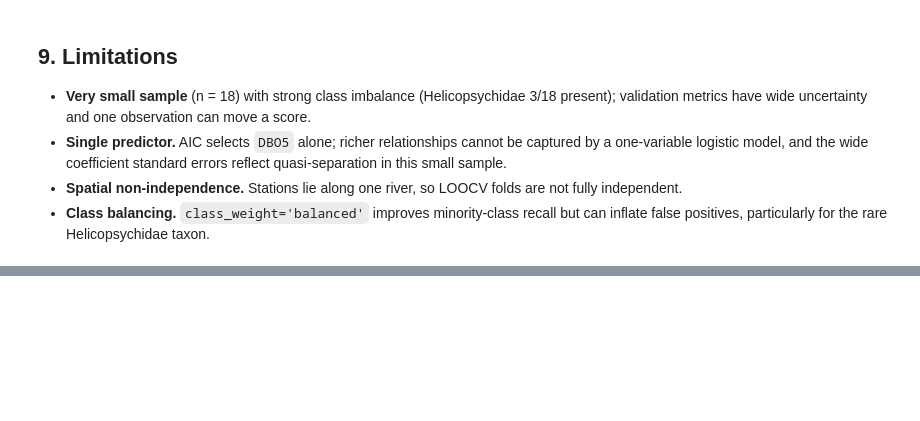
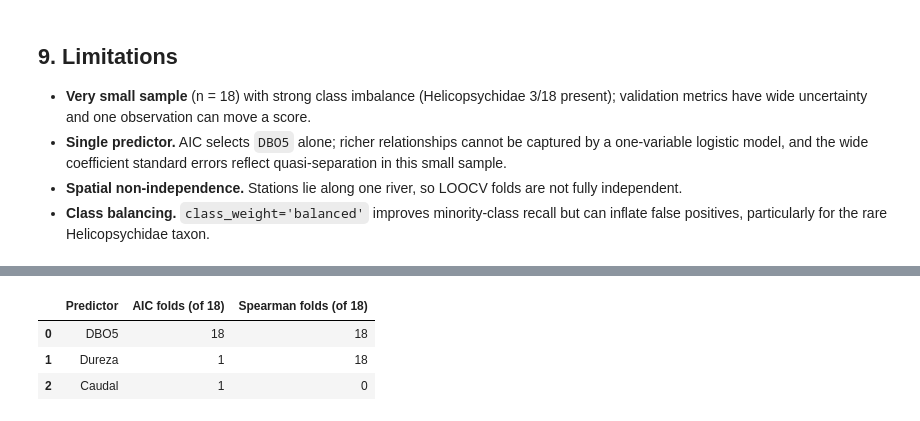
Before and after one commit to saulo1112/cali-river-biomonitoring, a Jupyter notebook: notebooks/02_logistic_regression/02_logistic_regression.ipynb, the cells around one changed output, grey strips where cells are left out. Saved outputs shown, nothing was run; the diff lists cells and outputs as text; code cells hidden in the pictures; blank space fills up the shorter version.

```diff
--- a/notebooks/02_logistic_regression/02_logistic_regression.ipynb
+++ b/notebooks/02_logistic_regression/02_logistic_regression.ipynb
@@ -406,0 +420,86 @@ Saved outputs/metrics_logistic_nested_loocv.csv
+# %%
+from scipy.stats import spearmanr
+from collections import Counter
+from IPython.display import Markdown, display
+
+# ── Spearman selection helper ──────────────────────────────────────────────────
+def select_by_spearman_logistic(train_df, candidates, response):
+    rs_abs = {c: abs(spearmanr(train_df[c], train_df[response])[0]) for c in candidates}
+    sorted_preds = sorted(rs_abs, key=rs_abs.get, reverse=True)
+    passing = [p for p in sorted_preds if rs_abs[p] >= 0.3]
+    if len(passing) < 2:
+        return sorted_preds[:2]
+    if len(passing) > 3:
+        return sorted_preds[:3]
+    return passing
+
+# ── Spearman-based nested LOOCV (same balanced logistic model) ─────────────────
+def logistic_loocv_spearman(y_col):
+    yt_val, yp_val, sel = [], [], []
+    for tr, te in LeaveOneOut().split(np.arange(len(df))):
+        train_fold = df.iloc[tr]
+        sel_f = select_by_spearman_logistic(train_fold, candidate_predictors, y_col)
+        sel.append(sel_f)
+        scaler = StandardScaler().fit(train_fold[sel_f].values)
+        X_tr = scaler.transform(train_fold[sel_f].values)
+        X_te = scaler.transform(df.iloc[te][sel_f].values)
+        m = LogisticRegression(penalty='l2', solver='liblinear', max_iter=1000,
+                               random_state=42, class_weight='balanced').fit(X_tr, train_fold[y_col].values)
+        yt_val.append(int(df.iloc[te][y_col].values[0]))
+        yp_val.append(int(m.predict(X_te)[0]))
+    return {'yt_val': yt_val, 'yp_val': yp_val, 'sel': sel}
+
+nested_sp = {'Perlidae':        logistic_loocv_spearman('Perlidae'),
+             'Helicopsychidae': logistic_loocv_spearman('Trichoptera')}
+print("Spearman-based nested LOOCV complete for both taxa.")
+
+# ── Metrics comparison and predictor stability per taxon ───────────────────────
+rows_csv = []
+md_lines = [
+    '| Taxon | Selection | Accuracy | Kappa | Precision | Recall | F1 | Notes |',
+    '|-------|-----------|----------|-------|-----------|--------|----|-------|',
+]
+
+for taxon, y_col in [('Perlidae', 'Perlidae'), ('Helicopsychidae', 'Trichoptera')]:
+    m_aic = met(nested[taxon]['yt_val'], nested[taxon]['yp_val'])
+    m_sp  = met(nested_sp[taxon]['yt_val'], nested_sp[taxon]['yp_val'])
+    sel_aic_t = nested[taxon]['sel']
+    sel_sp_t  = nested_sp[taxon]['sel']
+    modal_aic_t = Counter(tuple(s) for s in sel_aic_t).most_common(1)[0]
+    modal_sp_t  = Counter(tuple(s) for s in sel_sp_t).most_common(1)[0]
+    pfreq_aic_t = {p: sum(1 for s in sel_aic_t if p in s) for p in candidate_predictors}
+    pfreq_sp_t  = {p: sum(1 for s in sel_sp_t  if p in s) for p in candidate_predictors}
+
+    stab_t = pd.DataFrame({
+        'Predictor':               candidate_predictors,
+        'AIC folds (of 18)':      [pfreq_aic_t[p] for p in candidate_predictors],
+        'Spearman folds (of 18)': [pfreq_sp_t[p]  for p in candidate_predictors],
+    })
+    print(f"=== {taxon}: Predictor Stability AIC vs Spearman ===")
+    display(stab_t)
+    print(f"Modal AIC:      {modal_aic_t[0]}  ×{modal_aic_t[1]}/18")
+    print(f"Modal Spearman: {modal_sp_t[0]}  ×{modal_sp_t[1]}/18")
+    print(f"Modal set changed: {set(modal_aic_t[0]) != set(modal_sp_t[0])}\n")
+
+    md_lines.append(
+        f"| {taxon} | AIC      | {m_aic['accuracy']:.3f} | {m_aic['kappa']:.3f} | "
+        f"{m_aic['precision']:.3f} | {m_aic['recall']:.3f} | {m_aic['f1']:.3f} | "
+        f"modal: {'+'.join(modal_aic_t[0])} ×{modal_aic_t[1]} |")
+    md_lines.append(
+        f"| {taxon} | Spearman | {m_sp['accuracy']:.3f} | {m_sp['kappa']:.3f} | "
+        f"{m_sp['precision']:.3f} | {m_sp['recall']:.3f} | {m_sp['f1']:.3f} | "
+        f"modal: {'+'.join(modal_sp_t[0])} ×{modal_sp_t[1]} |")
+
+    for crit, m_vals, modal_t in [('AIC', m_aic, modal_aic_t), ('Spearman', m_sp, modal_sp_t)]:
+        rows_csv.append({
+            'model': 'Logistic', 'target': taxon, 'selection_criterion': crit,
+            'validation': 'Nested LOOCV', 'accuracy': round(m_vals['accuracy'], 3),
+            'kappa': round(m_vals['kappa'], 3), 'mae': None, 'rmse': None,
+            'r2': None, 'spearman_rs': None, 'modal_predictors': '+'.join(modal_t[0]),
+            'predictor_stability': f"{modal_t[1]}/18",
+        })
+
+display(Markdown('\n'.join(md_lines)))
+pd.DataFrame(rows_csv).to_csv("../../outputs/sensitivity_logistic_aic_vs_spearman.csv", index=False)
+print("Saved outputs/sensitivity_logistic_aic_vs_spearman.csv")
+# %% [output]
@@ -406,0 +508,4 @@ Saved outputs/metrics_logistic_nested_loocv.csv
+|  | Predictor | AIC folds (of 18) | Spearman folds (of 18) |
+| 0 | DBO5 | 18 | 18 |
+| 1 | Dureza | 1 | 18 |
+| 2 | Caudal | 1 | 0 |
```
Also changed, not shown: parts of 3 cells of this notebook, 21 other files.
